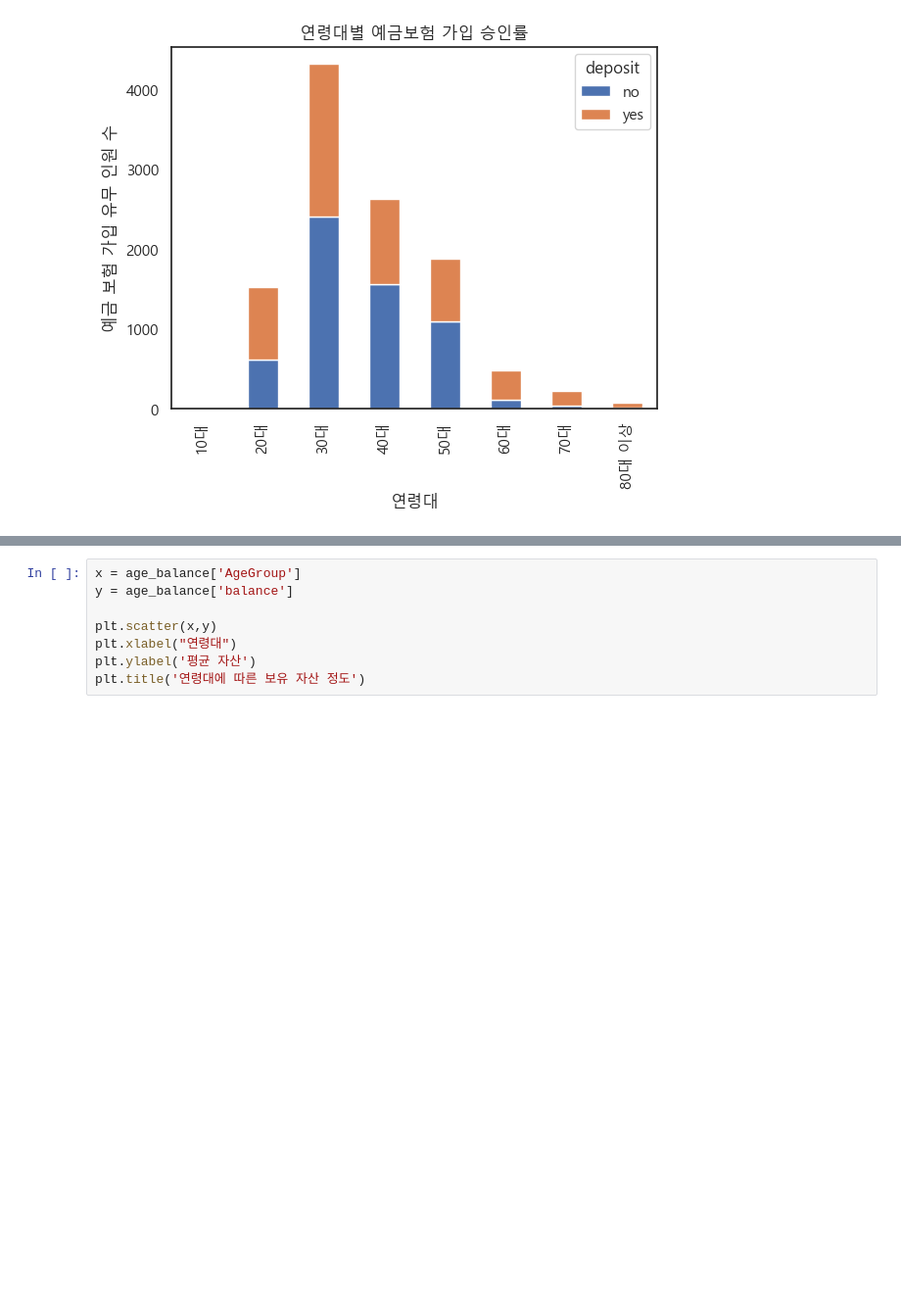
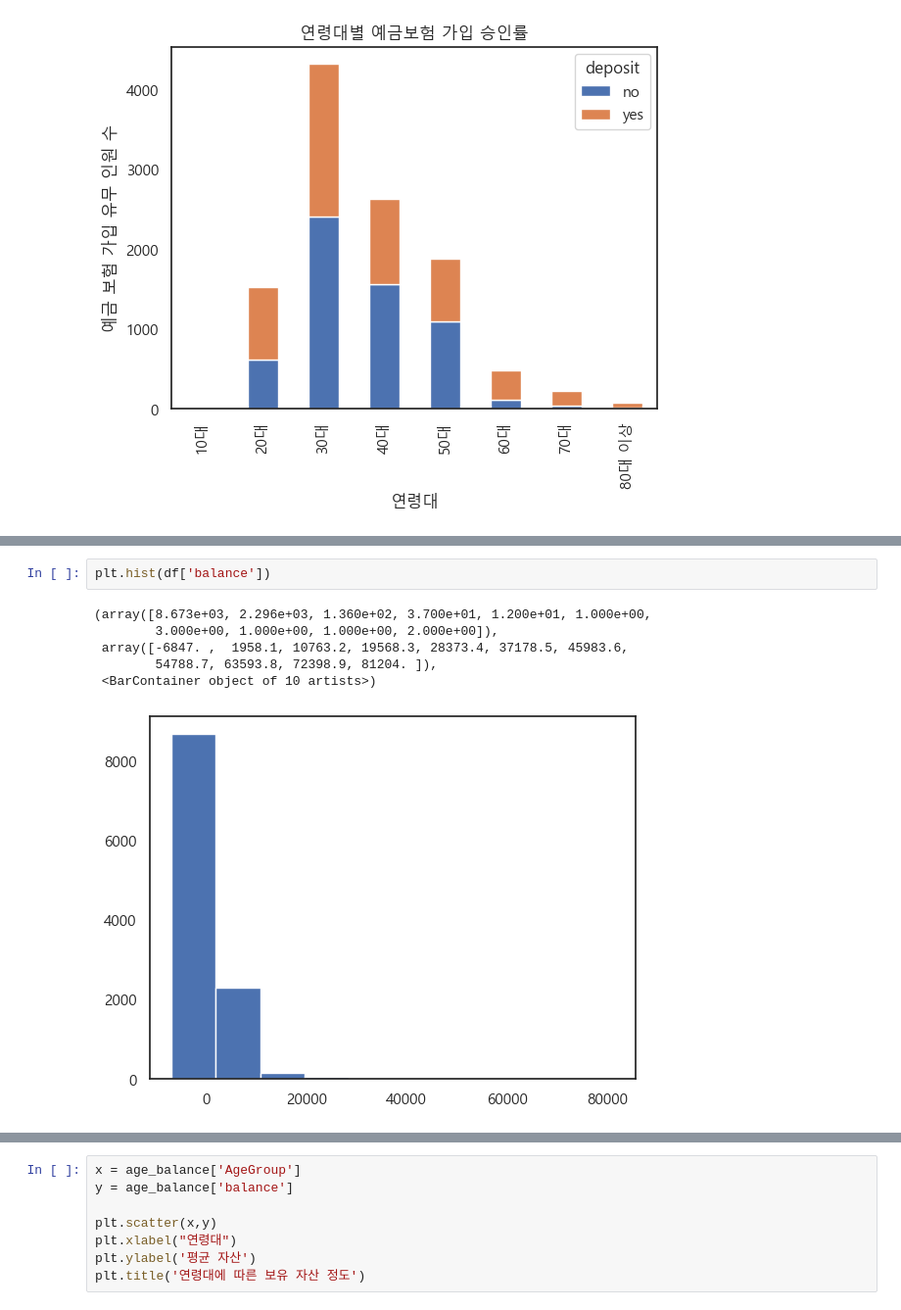
Before and after one commit to HuiseongK/Bank, a Jupyter notebook: bank..ipynb, the cells around one changed output, grey strips where cells are left out. Shown at 98% size. Saved outputs shown, nothing was run; the diff lists cells and outputs as text; blank space fills up the shorter version.

```diff
--- a/bank..ipynb
+++ b/bank..ipynb
@@ -265,0 +276,9 @@ P-value: 5.022409918471076e-34
+# %%
+plt.hist(df['balance'])
+# %% [output]
+(array([8.673e+03, 2.296e+03, 1.360e+02, 3.700e+01, 1.200e+01, 1.000e+00,
+        3.000e+00, 1.000e+00, 1.000e+00, 2.000e+00]),
+ array([-6847. ,  1958.1, 10763.2, 19568.3, 28373.4, 37178.5, 45983.6,
+        54788.7, 63593.8, 72398.9, 81204. ]),
+ <BarContainer object of 10 artists>)
+[figure, added]
```
Also changed, not shown: parts of 12 cells of this notebook.
